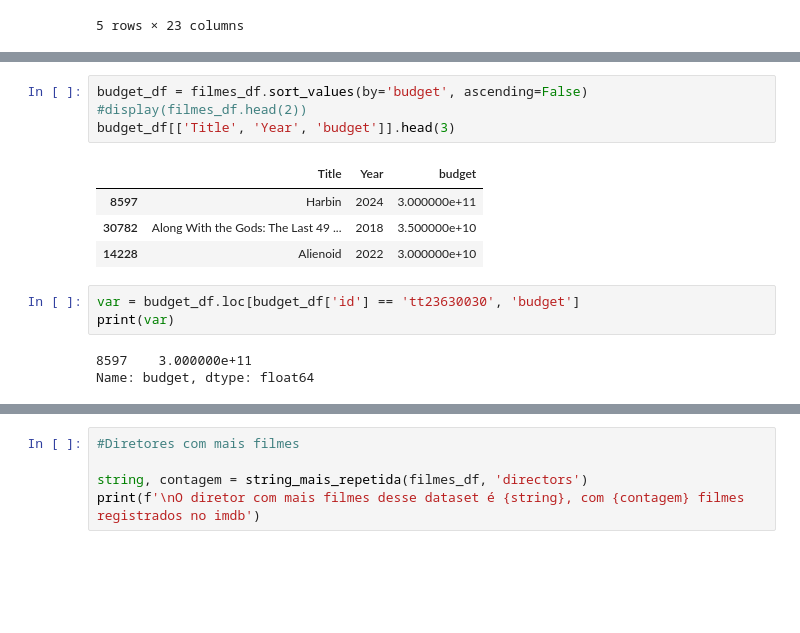
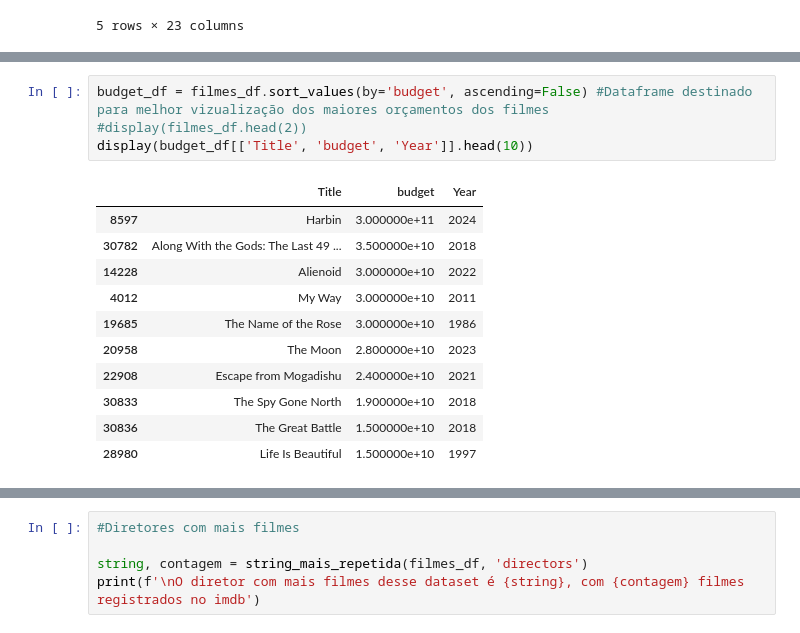
Before and after one commit to jvitsilva/Statistics_for_Data-Science, a Jupyter notebook: notebooktest.ipynb, the cells around one changed output, grey strips where cells are left out. Cells and saved outputs as stored; diff of their text form; blank space fills up the shorter version.

```diff
--- a/notebooktest.ipynb
+++ b/notebooktest.ipynb
@@ -95,17 +101,18 @@ array([['Harbin', 300000000000.0],
        ['Train to Busan', 10000000000.0],
        ['The Handmaiden', 10000000000.0]], dtype=object)
 # %%
-budget_df = filmes_df.sort_values(by='budget', ascending=False)
+budget_df = filmes_df.sort_values(by='budget', ascending=False) #Dataframe destinado para melhor vizualização dos maiores orçamentos dos filmes
 #display(filmes_df.head(2))
-budget_df[['Title', 'Year', 'budget']].head(3)
+display(budget_df[['Title', 'budget', 'Year']].head(10))
 # %% [output]
-|  | Title | Year | budget |
-| 8597 | Harbin | 2024 | 3.000000e+11 |
-| 30782 | Along With the Gods: The Last 49 ... | 2018 | 3.500000e+10 |
-| 14228 | Alienoid | 2022 | 3.000000e+10 |
+|  | Title | budget | Year |
+| 8597 | Harbin | 3.000000e+11 | 2024 |
+| 30782 | Along With the Gods: The Last 49 ... | 3.500000e+10 | 2018 |
+| 14228 | Alienoid | 3.000000e+10 | 2022 |
+| 4012 | My Way | 3.000000e+10 | 2011 |
+| 19685 | The Name of the Rose | 3.000000e+10 | 1986 |
+| 20958 | The Moon | 2.800000e+10 | 2023 |
+| 22908 | Escape from Mogadishu | 2.400000e+10 | 2021 |
+| 30833 | The Spy Gone North | 1.900000e+10 | 2018 |
+| 30836 | The Great Battle | 1.500000e+10 | 2018 |
+| 28980 | Life Is Beautiful | 1.500000e+10 | 1997 |
-# %%
-var = budget_df.loc[budget_df['id'] == 'tt23630030', 'budget']
-print(var)
-# %% [output]
-8597    3.000000e+11
-Name: budget, dtype: float64
```
Also changed, not shown: parts of 13 cells of this notebook.
